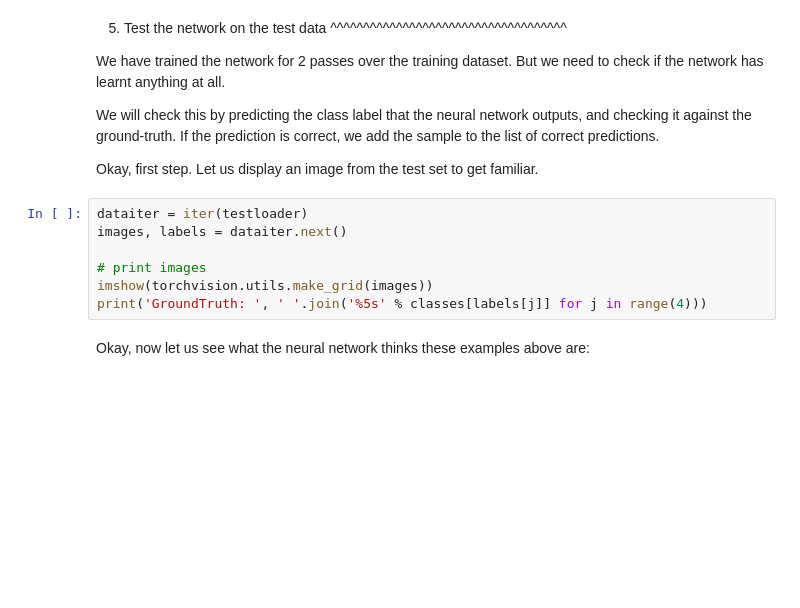
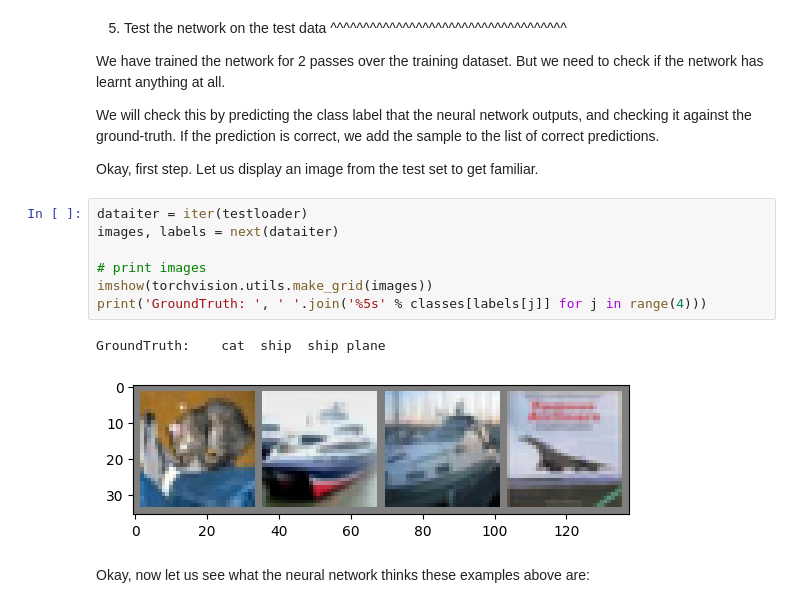
Before and after one commit to TieensDat/CRUD-Category-Video-with-JPA, a Jupyter notebook: _downloads/cifar10_tutorial.ipynb, the cells around one changed output. Saved outputs shown, nothing was run; the diff lists cells and outputs as text; blank space fills up the shorter version.

```diff
--- a/_downloads/cifar10_tutorial.ipynb
+++ b/_downloads/cifar10_tutorial.ipynb
@@ -196,11 +320,14 @@ correct, we add the sample to the list of correct predictions.
 Okay, first step. Let us display an image from the test set to get familiar.
 # %%
 dataiter = iter(testloader)
-images, labels = dataiter.next()
+images, labels = next(dataiter)
 
 # print images
 imshow(torchvision.utils.make_grid(images))
 print('GroundTruth: ', ' '.join('%5s' % classes[labels[j]] for j in range(4)))
+# %% [output]
+GroundTruth:    cat  ship  ship plane
+[figure, added]
 # %% [markdown]
 Okay, now let us see what the neural network thinks these examples above are:
 # %%
```
Also changed, not shown: parts of 11 cells of this notebook.
